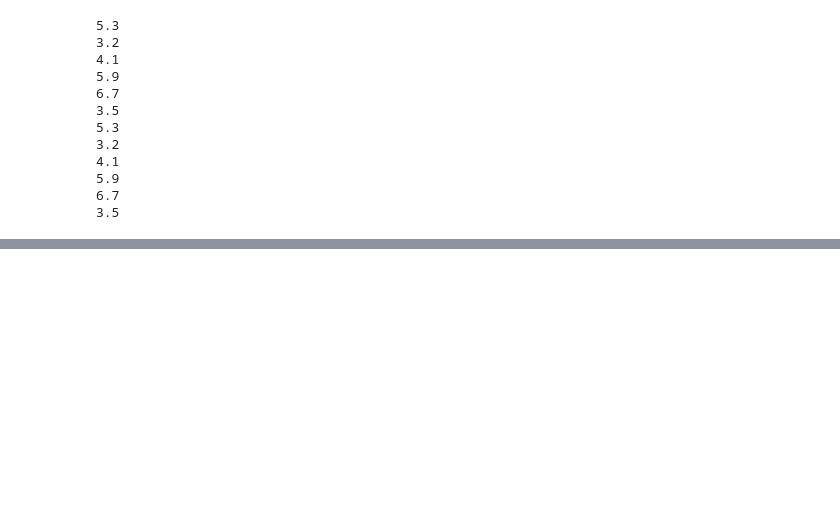
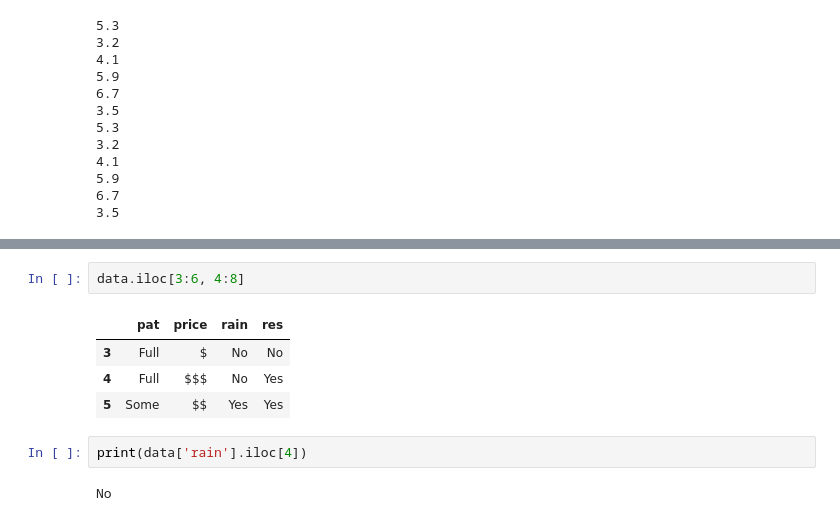
Before and after one commit to cdavis94-school/s23-CS167-Notes, a Jupyter notebook: day1_notes.ipynb, the cells around one changed output, grey strips where cells are left out. Saved outputs shown, nothing was run; the diff lists cells and outputs as text; blank space fills up the shorter version.

```diff
--- a/day1_notes.ipynb
+++ b/day1_notes.ipynb
@@ -207,0 +355,11 @@ for idx in range(len(my_data)):
+# %%
+data.iloc[3:6, 4:8]
+# %% [output]
+|  | pat | price | rain | res |
+| 3 | Full | $ | No | No |
+| 4 | Full | $$$ | No | Yes |
+| 5 | Some | $$ | Yes | Yes |
+# %%
+print(data['rain'].iloc[4])
+# %% [output]
+No
```
Also changed, not shown: parts of 18 cells of this notebook.
